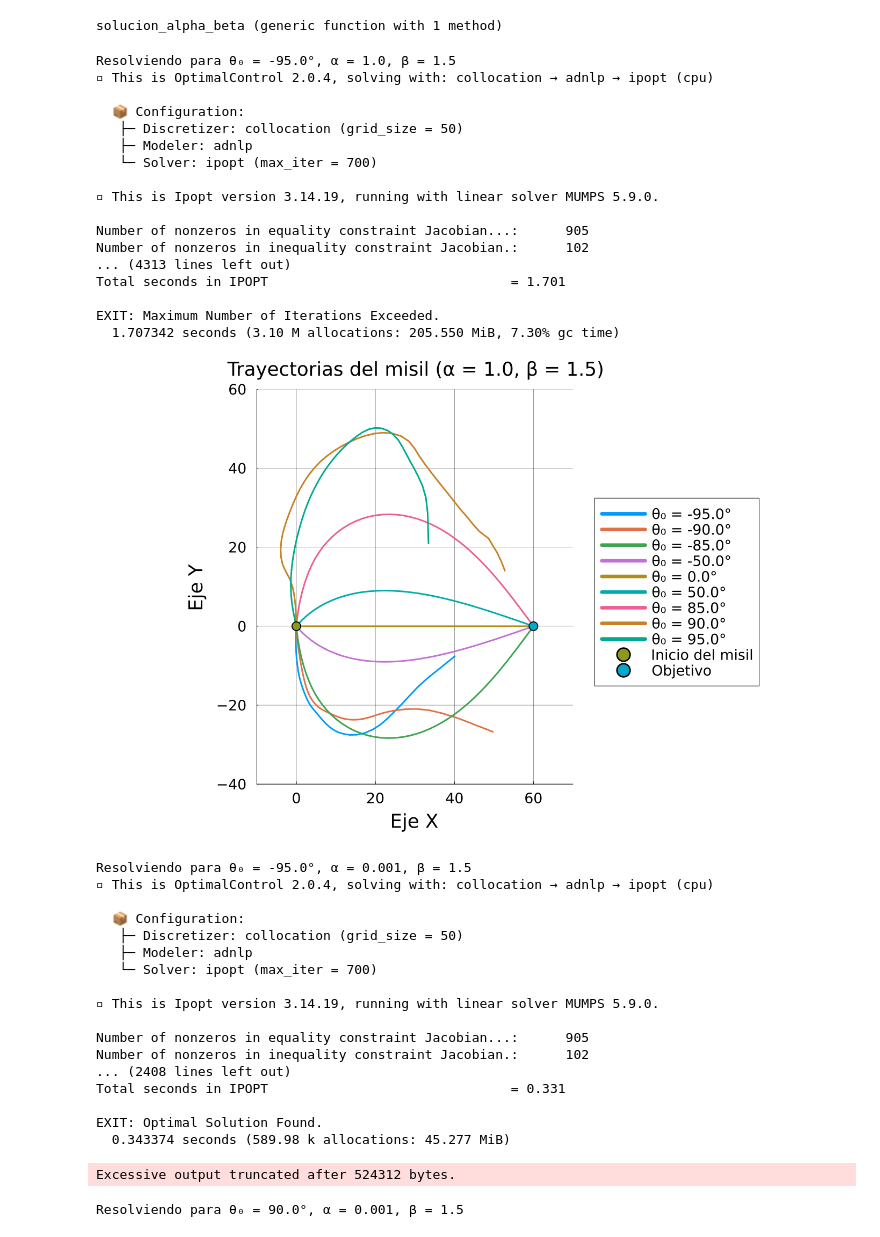
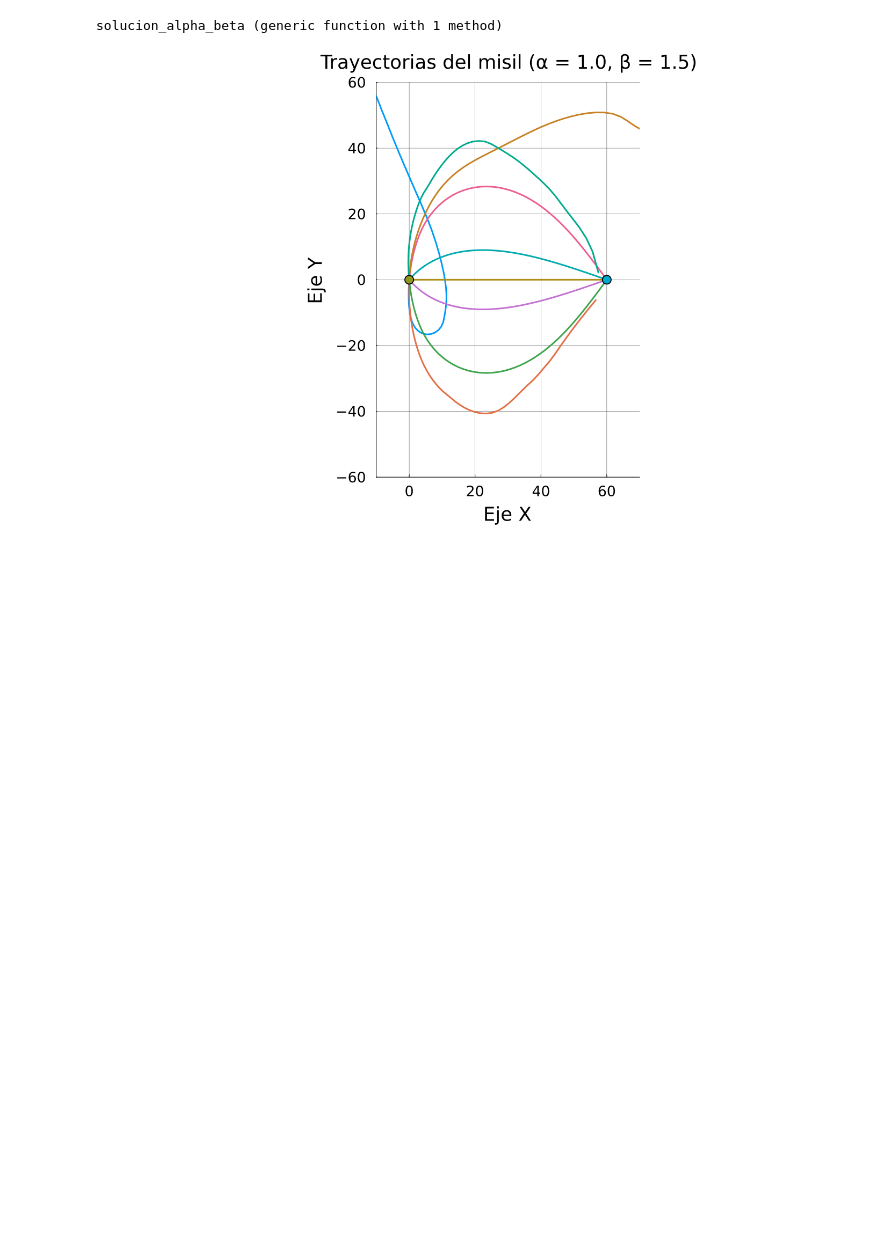
Before and after one commit to S-Avalloni/guiado-proyectiles, a Jupyter notebook: src/modelos/no_lineal.ipynb, the cells around one changed output. Drawn from its saved outputs; the diff is of its cells as text; code cells hidden in the pictures; blank space fills up the shorter version.

Commit message:
Progreso creación de graficos para poster

```diff
--- a/src/modelos/no_lineal.ipynb
+++ b/src/modelos/no_lineal.ipynb
@@ -44,7 +44,7 @@ ESTILO_PLOTS = (
     guidefontsize = 24,
     tickfontsize = 18,
     legendfontsize = 18,
-    legend = :outerright,
+    legend = false # :outerright,
 )
 
 Plots.default(
@@ -57,6 +57,8 @@ Plots.default(
     top_margin = 5Plots.mm,
     right_margin = 5Plots.mm,
     size = (1400, 900),
+	ylims= (-60, 60)
+	#dpi=400
 )
 
 RUTA_PLOTS = "no_lineal/"
@@ -202,50 +202,20 @@ end
 # %% [output]
 solucion_alpha_beta (generic function with 1 method)
 # %%
-display(solucion_alpha_beta(;
-    alpha = 1.0, beta = 1.5, lim_x = (-10, 70), lim_y = (-40, 60)
-))
-display(solucion_alpha_beta(;
-    alpha = 0.001, beta = 1.5, lim_x = (-40, 110), lim_y = (-125, 40)
-))
-display(solucion_alpha_beta(;
-    alpha = 1.0, beta = 0.001, lim_x = (-40, 70), lim_y = (-40, 40)
-))
+plt1 = solucion_alpha_beta(;
+    alpha = 1.0, beta = 1.5, lim_x = (-10, 70), lim_y = (-60, 60)
+)
+
+plt2 = solucion_alpha_beta(;
+    alpha = 0.001, beta = 1.5, lim_x = (-10, 70), lim_y = (-60, 60)
+)
+
+plt3 = solucion_alpha_beta(;
+    alpha = 1.0, beta = 0.001, lim_x = (-10, 70), lim_y = (-60, 60)
+)
+
+display(plt1)
+display(plt2)
+display(plt3)
 # %% [output]
-Resolviendo para θ₀ = -95.0°, α = 1.0, β = 1.5
-▫ This is OptimalControl 2.0.4, solving with: collocation → adnlp → ipopt (cpu)
-
-  📦 Configuration:
-   ├─ Discretizer: collocation (grid_size = 50)
-   ├─ Modeler: adnlp
-   └─ Solver: ipopt (max_iter = 700)
-
-▫ This is Ipopt version 3.14.19, running with linear solver MUMPS 5.9.0.
-
-Number of nonzeros in equality constraint Jacobian...:      905
-Number of nonzeros in inequality constraint Jacobian.:      102
-... (4313 lines left out)
-Total seconds in IPOPT                               = 1.701
-
-EXIT: Maximum Number of Iterations Exceeded.
-  1.707342 seconds (3.10 M allocations: 205.550 MiB, 7.30% gc time)
-[figure, old version]
+[figure, new version]
-Resolviendo para θ₀ = -95.0°, α = 0.001, β = 1.5
-▫ This is OptimalControl 2.0.4, solving with: collocation → adnlp → ipopt (cpu)
-
-  📦 Configuration:
-   ├─ Discretizer: collocation (grid_size = 50)
-   ├─ Modeler: adnlp
-   └─ Solver: ipopt (max_iter = 700)
-
-▫ This is Ipopt version 3.14.19, running with linear solver MUMPS 5.9.0.
-
-Number of nonzeros in equality constraint Jacobian...:      905
-Number of nonzeros in inequality constraint Jacobian.:      102
-... (2408 lines left out)
-Total seconds in IPOPT                               = 0.331
-
-EXIT: Optimal Solution Found.
-  0.343374 seconds (589.98 k allocations: 45.277 MiB)
-Excessive output truncated after 524312 bytes.
-Resolviendo para θ₀ = 90.0°, α = 0.001, β = 1.5
```
Also changed, not shown: parts of 4 cells of this notebook, 10 other files.
